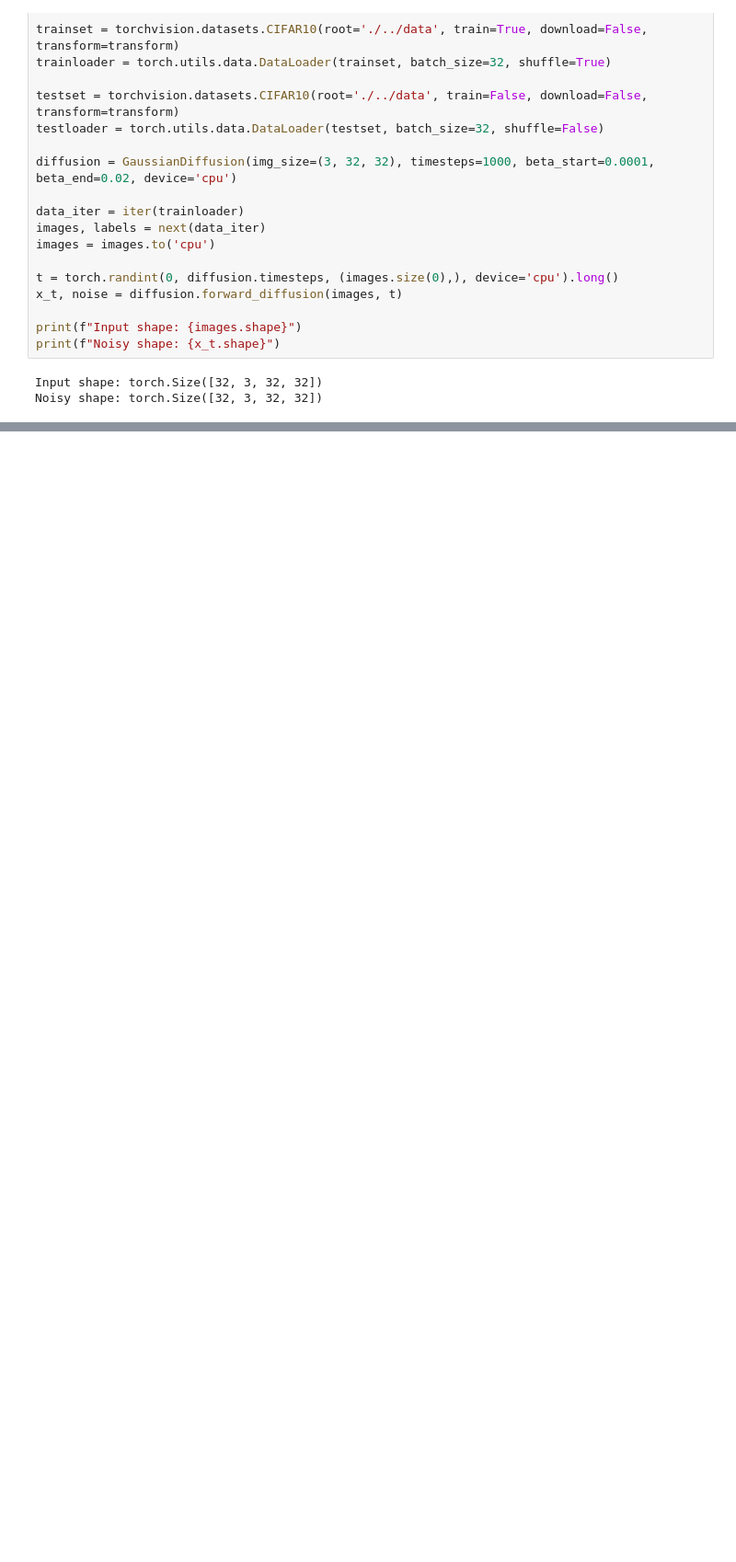
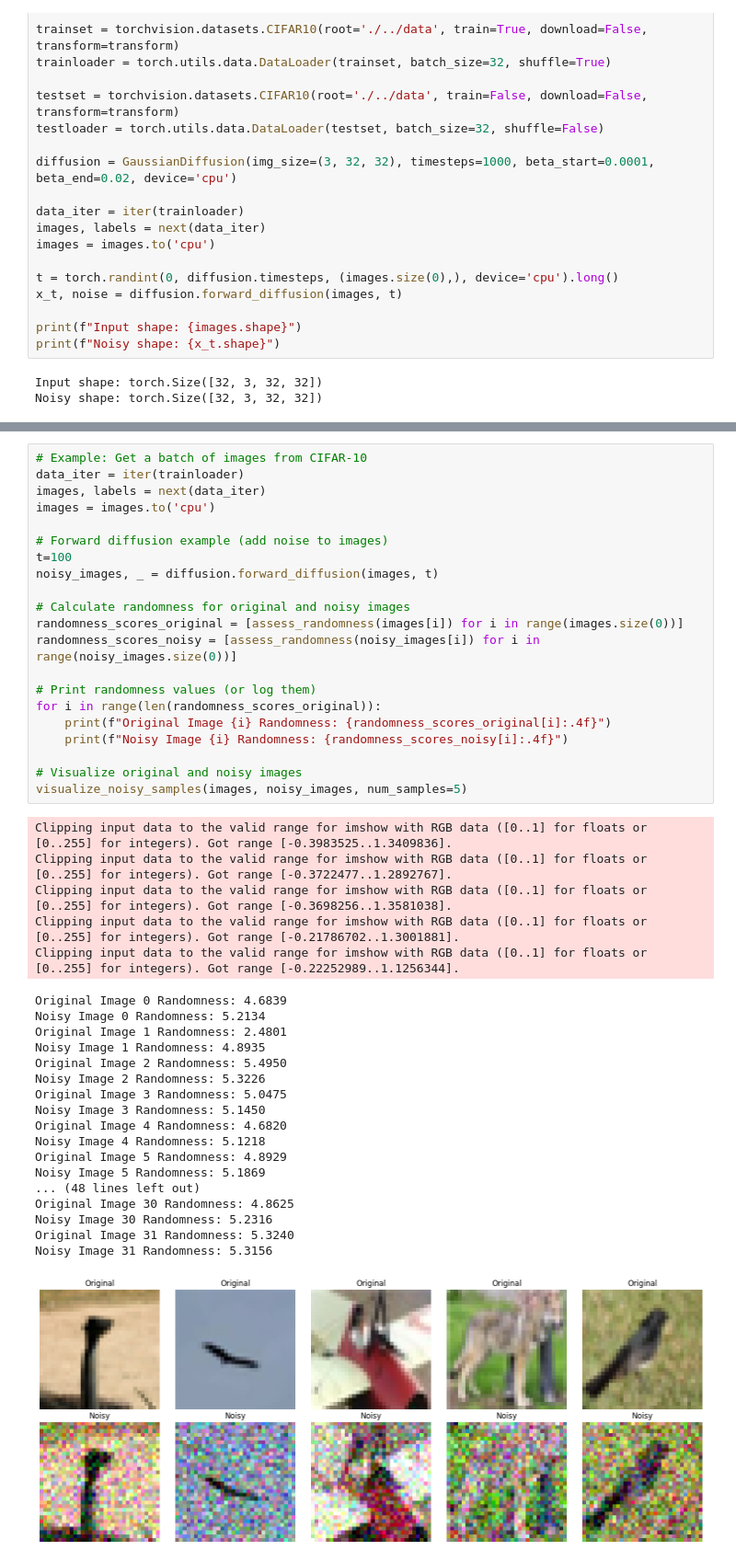
Before and after one commit to mashathepotato/noise-efficient-diffusion-model, a Jupyter notebook: notebooks/noising.ipynb, the cells around one changed output, grey strips where cells are left out. Shown: that part at 92% size. Saved outputs shown, nothing was run; the diff lists cells and outputs as text; blank space fills up the shorter version.

```diff
--- a/notebooks/noising.ipynb
+++ b/notebooks/noising.ipynb
@@ -49,0 +90,45 @@ Clipping input data to the valid range for imshow with RGB data ([0..1] for floa
+# %%
+# Example: Get a batch of images from CIFAR-10
+data_iter = iter(trainloader)
+images, labels = next(data_iter)
+images = images.to('cpu')
+
+# Forward diffusion example (add noise to images)
+t=100
+noisy_images, _ = diffusion.forward_diffusion(images, t)
+
+# Calculate randomness for original and noisy images
+randomness_scores_original = [assess_randomness(images[i]) for i in range(images.size(0))]
+randomness_scores_noisy = [assess_randomness(noisy_images[i]) for i in range(noisy_images.size(0))]
+
+# Print randomness values (or log them)
+for i in range(len(randomness_scores_original)):
+    print(f"Original Image {i} Randomness: {randomness_scores_original[i]:.4f}")
+    print(f"Noisy Image {i} Randomness: {randomness_scores_noisy[i]:.4f}")
+
+# Visualize original and noisy images
+visualize_noisy_samples(images, noisy_images, num_samples=5)
+# %% [output]
+Clipping input data to the valid range for imshow with RGB data ([0..1] for floats or [0..255] for integers). Got range [-0.3983525..1.3409836].
+Clipping input data to the valid range for imshow with RGB data ([0..1] for floats or [0..255] for integers). Got range [-0.3722477..1.2892767].
+Clipping input data to the valid range for imshow with RGB data ([0..1] for floats or [0..255] for integers). Got range [-0.3698256..1.3581038].
+Clipping input data to the valid range for imshow with RGB data ([0..1] for floats or [0..255] for integers). Got range [-0.21786702..1.3001881].
+Clipping input data to the valid range for imshow with RGB data ([0..1] for floats or [0..255] for integers). Got range [-0.22252989..1.1256344].
+Original Image 0 Randomness: 4.6839
+Noisy Image 0 Randomness: 5.2134
+Original Image 1 Randomness: 2.4801
+Noisy Image 1 Randomness: 4.8935
+Original Image 2 Randomness: 5.4950
+Noisy Image 2 Randomness: 5.3226
+Original Image 3 Randomness: 5.0475
+Noisy Image 3 Randomness: 5.1450
+Original Image 4 Randomness: 4.6820
+Noisy Image 4 Randomness: 5.1218
+Original Image 5 Randomness: 4.8929
+Noisy Image 5 Randomness: 5.1869
+... (48 lines left out)
+Original Image 30 Randomness: 4.8625
+Noisy Image 30 Randomness: 5.2316
+Original Image 31 Randomness: 5.3240
+Noisy Image 31 Randomness: 5.3156
+[figure, added]
```
Also changed, not shown: parts of 6 cells of this notebook.
